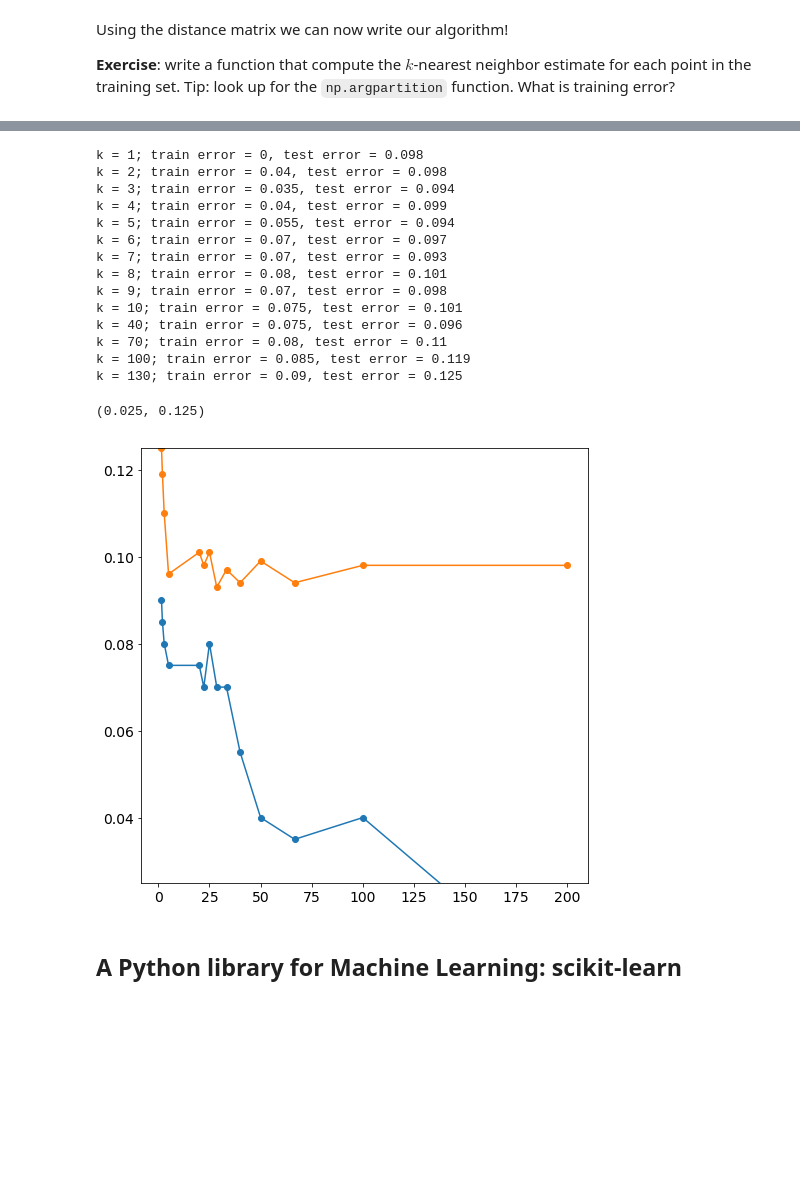
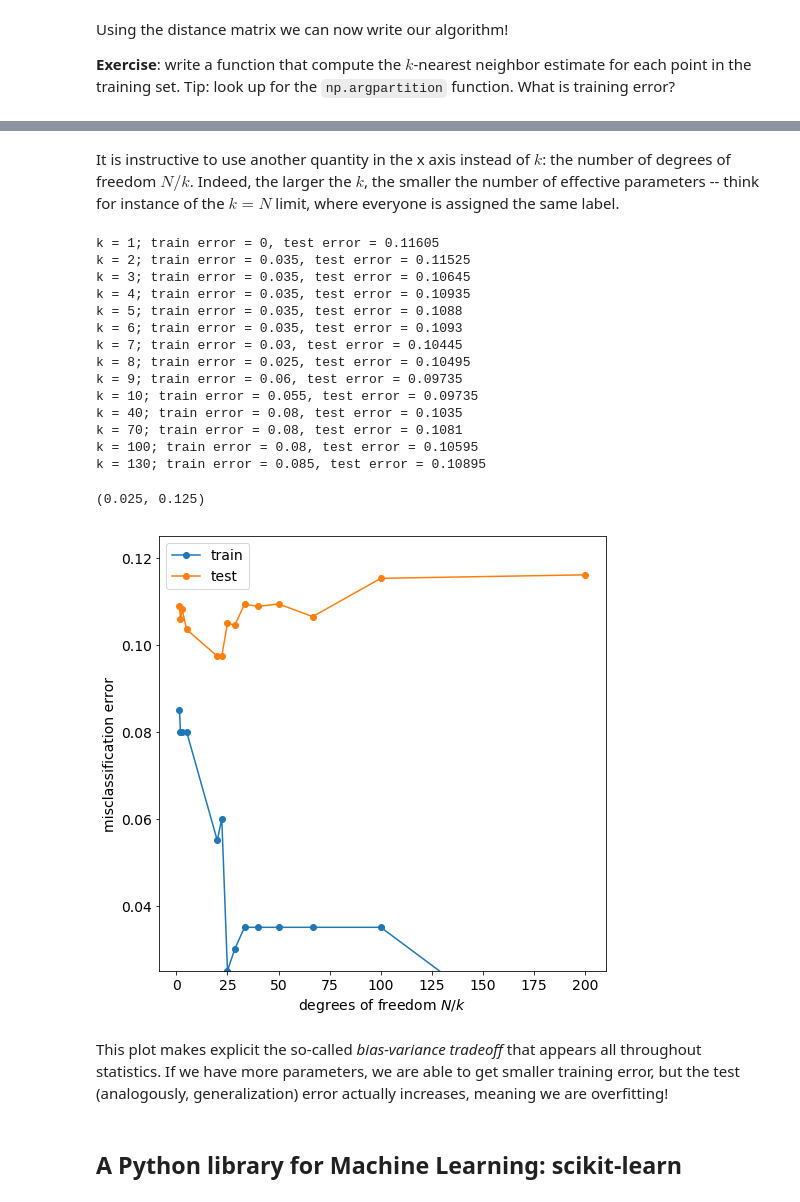
Before and after one commit to sphinxteam/mlphys, a Jupyter notebook: TP01/k-Nearest Neighbors.ipynb, the cells around one changed output, grey strips where cells are left out. Drawn from its saved outputs; the diff is of its cells as text; code cells hidden in the pictures; blank space fills up the shorter version.

```diff
--- a/TP01/k-Nearest Neighbors.ipynb
+++ b/TP01/k-Nearest Neighbors.ipynb
@@ -194,14 +227,20 @@ plt.plot(X_test[y_test == 1, 0], X_test[y_test == 1, 1], "x", ms=8)
 # %%
-def knn_test(y, distances, k):
-    n_train, n_test = np.shape(distances)
-    votes = np.zeros(n_test)
+def knn_test(X_train, y_train, X_test, y_test, k):
+    n_train, n_test = len(y_train), len(y_test)
+    distances = cdist(X_train, X_test)
+    estimate = np.zeros(n_test)
+
+    # For each sample in the test set...
     for i in range(n_test):
-        for j in np.argpartition(distances[:, i], k)[:k]:
-            votes[i] += 1 if y[j] == 1 else -1
-    estimate = np.int_(votes > 0)
+        # Look up k closest samples in the training set
+        nns = np.argpartition(distances[:, i], k)[:k]
+
+        # Assign estimate as a majority vote
+        estimate[i] = int(sum(y_train[nns] == 1) > sum(y_train[nns] == 0))
+
     return estimate
 
-est_testlabels = knn_test(y, distances_test, 5)
+est_testlabels = knn_test(X, y, X_test, y_test, 10)
 print(est_testlabels)
 
 # Let us compute the test error, now
@@ -227,14 +254,14 @@ print(np.mean(y_test != est_testlabels))
 # %%
+# Convenience functions that compute the training and test errors, given training and test samples
 def compute_train_error(X, y, k=1):
-    dist = cdist(X, X)
-    y_hat = knn(y, dist, k)
+    y_hat = knn(X, y, k)
     return np.mean(y != y_hat)
 
 def compute_test_error(X_train, y_train, X_test, y_test, k=1):
-    dist = cdist(X_train, X_test)
-    y_hat = knn_test(y_train, dist, k)
+    y_hat = knn_test(X_train, y_train, X_test, y_test, k)
     return np.mean(y_test != y_hat)
 
+# Run functions for k belonging to a range of values
 ks = np.arange(1, 20)
 train_error = []
 test_error = []
@@ -243,6 +270,10 @@ for k in ks:
     test_error.append(compute_test_error(X, y, X_test, y_test, k))
     print("k = %d; train error = %g, test error = %g" % (k, train_error[-1], test_error[-1]))
 
-plt.plot(ks, train_error)
-plt.plot(ks, test_error)
+# Plot results
+plt.plot(ks, train_error, label = "train")
+plt.plot(ks, test_error, label = "test")
+plt.legend()
+plt.xlabel(r"$k$")
+plt.ylabel("misclassification error")
 # %% [output]
@@ -270,31 +301,40 @@ k = 19; train error = 0.055, test error = 0.091
+# %% [markdown]
+It is instructive to use another quantity in the x axis instead of $k$: the number of degrees of freedom $N / k$. Indeed, the larger the $k$, the smaller the number of effective parameters -- think for instance of the $k = N$ limit, where everyone is assigned the same label.
 # %%
+# Re-run the experiment above for a different range of values
 ks = np.r_[np.arange(1, 10), np.arange(10, 150, 30)]
 train_error = []
 test_error = []
 for k in ks:
     train_error.append(compute_train_error(X, y, k))
     test_error.append(compute_test_error(X, y, X_test, y_test, k))
     print("k = %d; train error = %g, test error = %g" % (k, train_error[-1], test_error[-1]))
 
-plt.plot(200 / np.array(ks), train_error, "-o")
-plt.plot(200 / np.array(ks), test_error, "-o")
+# Plot error as a function of the degrees of freedom
+plt.plot(len(y) / np.array(ks), train_error, "-o", label = "train")
+plt.plot(len(y) / np.array(ks), test_error, "-o", label = "test")
+plt.legend()
+plt.xlabel(r"degrees of freedom $N / k$")
+plt.ylabel("misclassification error")
 plt.ylim((0.025, 0.125))
 # %% [output]
-k = 1; train error = 0, test error = 0.098
-k = 2; train error = 0.04, test error = 0.098
-k = 3; train error = 0.035, test error = 0.094
-k = 4; train error = 0.04, test error = 0.099
-k = 5; train error = 0.055, test error = 0.094
-k = 6; train error = 0.07, test error = 0.097
-k = 7; train error = 0.07, test error = 0.093
-k = 8; train error = 0.08, test error = 0.101
-k = 9; train error = 0.07, test error = 0.098
-k = 10; train error = 0.075, test error = 0.101
-k = 40; train error = 0.075, test error = 0.096
-k = 70; train error = 0.08, test error = 0.11
-k = 100; train error = 0.085, test error = 0.119
-k = 130; train error = 0.09, test error = 0.125
+k = 1; train error = 0, test error = 0.11605
+k = 2; train error = 0.035, test error = 0.11525
+k = 3; train error = 0.035, test error = 0.10645
+k = 4; train error = 0.035, test error = 0.10935
+k = 5; train error = 0.035, test error = 0.1088
+k = 6; train error = 0.035, test error = 0.1093
+k = 7; train error = 0.03, test error = 0.10445
+k = 8; train error = 0.025, test error = 0.10495
+k = 9; train error = 0.06, test error = 0.09735
+k = 10; train error = 0.055, test error = 0.09735
+k = 40; train error = 0.08, test error = 0.1035
+k = 70; train error = 0.08, test error = 0.1081
+k = 100; train error = 0.08, test error = 0.10595
+k = 130; train error = 0.085, test error = 0.10895
 (0.025, 0.125)
-[figure, old version]
+[figure, new version]
+# %% [markdown]
+This plot makes explicit the so-called *bias-variance tradeoff* that appears all throughout statistics. If we have more parameters, we are able to get smaller training error, but the test (analogously, generalization) error actually increases, meaning we are overfitting!
 # %% [markdown]
 ## A Python library for Machine Learning: scikit-learn
```
Also changed, not shown: parts of 37 cells of this notebook, 3 other files.
